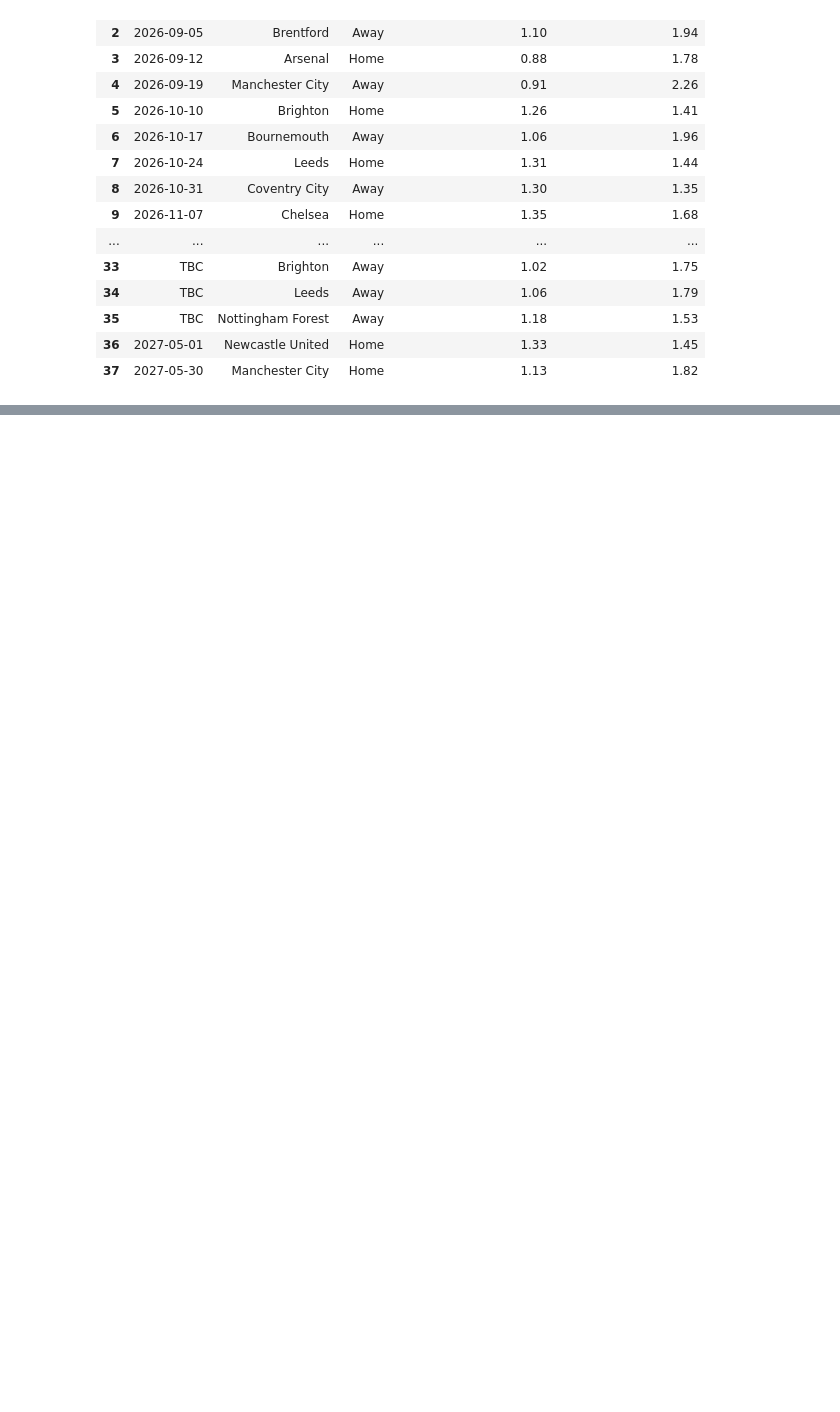
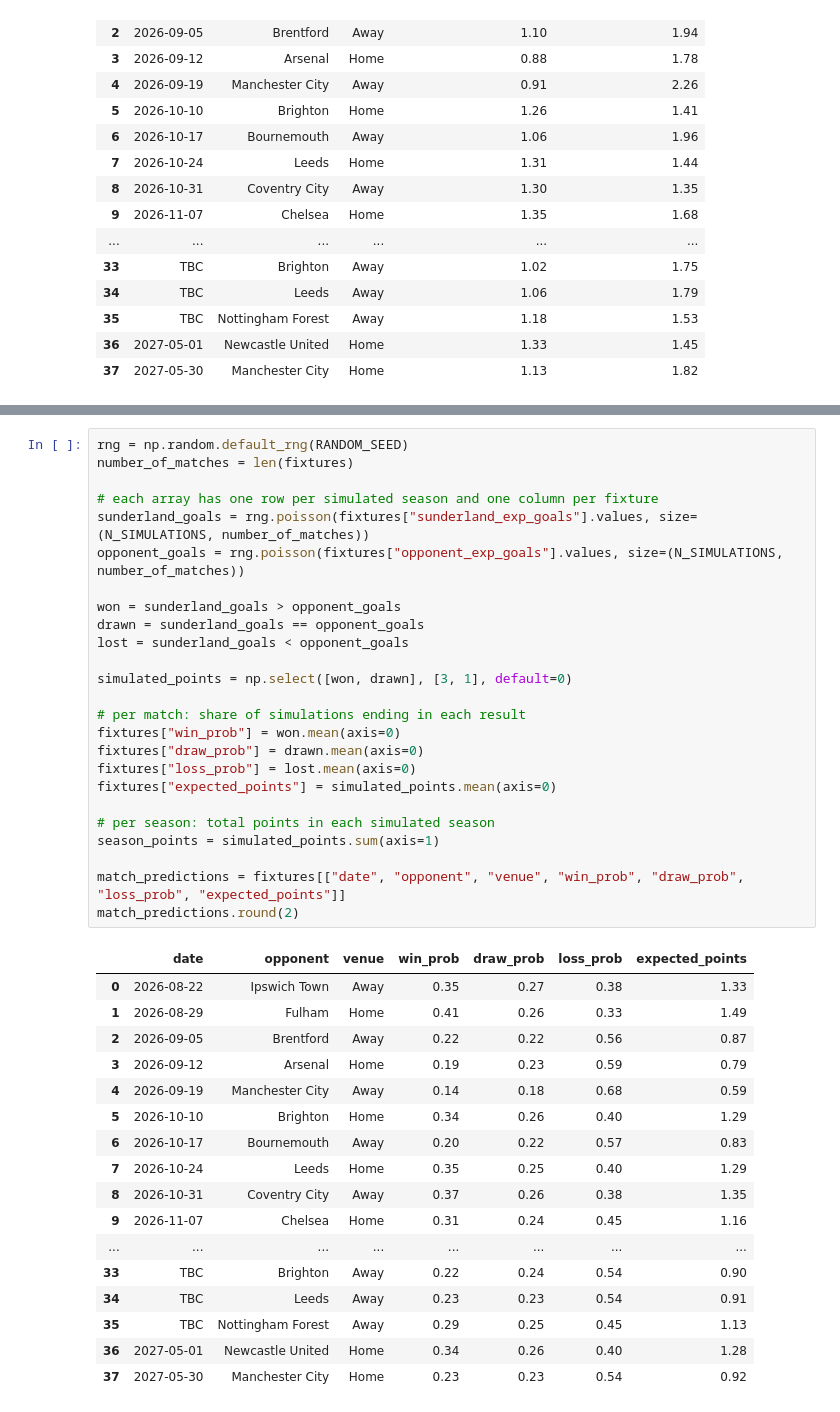
Before and after one commit to southdakcta/safc_premier_league_predictor, a Jupyter notebook: 03_xg_match_predictions.ipynb, the cells around one changed output, grey strips where cells are left out. Drawn from its saved outputs; the diff is of its cells as text; blank space fills up the shorter version.

Commit message:
add simulation for the season

```diff
--- a/03_xg_match_predictions.ipynb
+++ b/03_xg_match_predictions.ipynb
@@ -189,0 +194,43 @@ fixtures[["date", "opponent", "venue", "sunderland_exp_goals", "opponent_exp_goa
+# %%
+rng = np.random.default_rng(RANDOM_SEED)
+number_of_matches = len(fixtures)
+
+# each array has one row per simulated season and one column per fixture
+sunderland_goals = rng.poisson(fixtures["sunderland_exp_goals"].values, size=(N_SIMULATIONS, number_of_matches))
+opponent_goals = rng.poisson(fixtures["opponent_exp_goals"].values, size=(N_SIMULATIONS, number_of_matches))
+
+won = sunderland_goals > opponent_goals
+drawn = sunderland_goals == opponent_goals
+lost = sunderland_goals < opponent_goals
+
+simulated_points = np.select([won, drawn], [3, 1], default=0)
+
+# per match: share of simulations ending in each result
+fixtures["win_prob"] = won.mean(axis=0)
+fixtures["draw_prob"] = drawn.mean(axis=0)
+fixtures["loss_prob"] = lost.mean(axis=0)
+fixtures["expected_points"] = simulated_points.mean(axis=0)
+
+# per season: total points in each simulated season
+season_points = simulated_points.sum(axis=1)
+
+match_predictions = fixtures[["date", "opponent", "venue", "win_prob", "draw_prob", "loss_prob", "expected_points"]]
+match_predictions.round(2)
+# %% [output]
+|  | date | opponent | venue | win_prob | draw_prob | loss_prob | expected_points |
+| 0 | 2026-08-22 | Ipswich Town | Away | 0.35 | 0.27 | 0.38 | 1.33 |
+| 1 | 2026-08-29 | Fulham | Home | 0.41 | 0.26 | 0.33 | 1.49 |
+| 2 | 2026-09-05 | Brentford | Away | 0.22 | 0.22 | 0.56 | 0.87 |
+| 3 | 2026-09-12 | Arsenal | Home | 0.19 | 0.23 | 0.59 | 0.79 |
+| 4 | 2026-09-19 | Manchester City | Away | 0.14 | 0.18 | 0.68 | 0.59 |
+| 5 | 2026-10-10 | Brighton | Home | 0.34 | 0.26 | 0.40 | 1.29 |
+| 6 | 2026-10-17 | Bournemouth | Away | 0.20 | 0.22 | 0.57 | 0.83 |
+| 7 | 2026-10-24 | Leeds | Home | 0.35 | 0.25 | 0.40 | 1.29 |
+| 8 | 2026-10-31 | Coventry City | Away | 0.37 | 0.26 | 0.38 | 1.35 |
+| 9 | 2026-11-07 | Chelsea | Home | 0.31 | 0.24 | 0.45 | 1.16 |
+| ... | ... | ... | ... | ... | ... | ... | ... |
+| 33 | TBC | Brighton | Away | 0.22 | 0.24 | 0.54 | 0.90 |
+| 34 | TBC | Leeds | Away | 0.23 | 0.23 | 0.54 | 0.91 |
+| 35 | TBC | Nottingham Forest | Away | 0.29 | 0.25 | 0.45 | 1.13 |
+| 36 | 2027-05-01 | Newcastle United | Home | 0.34 | 0.26 | 0.40 | 1.28 |
+| 37 | 2027-05-30 | Manchester City | Home | 0.23 | 0.23 | 0.54 | 0.92 |
```
Also changed, not shown: parts of 1 cell of this notebook.
